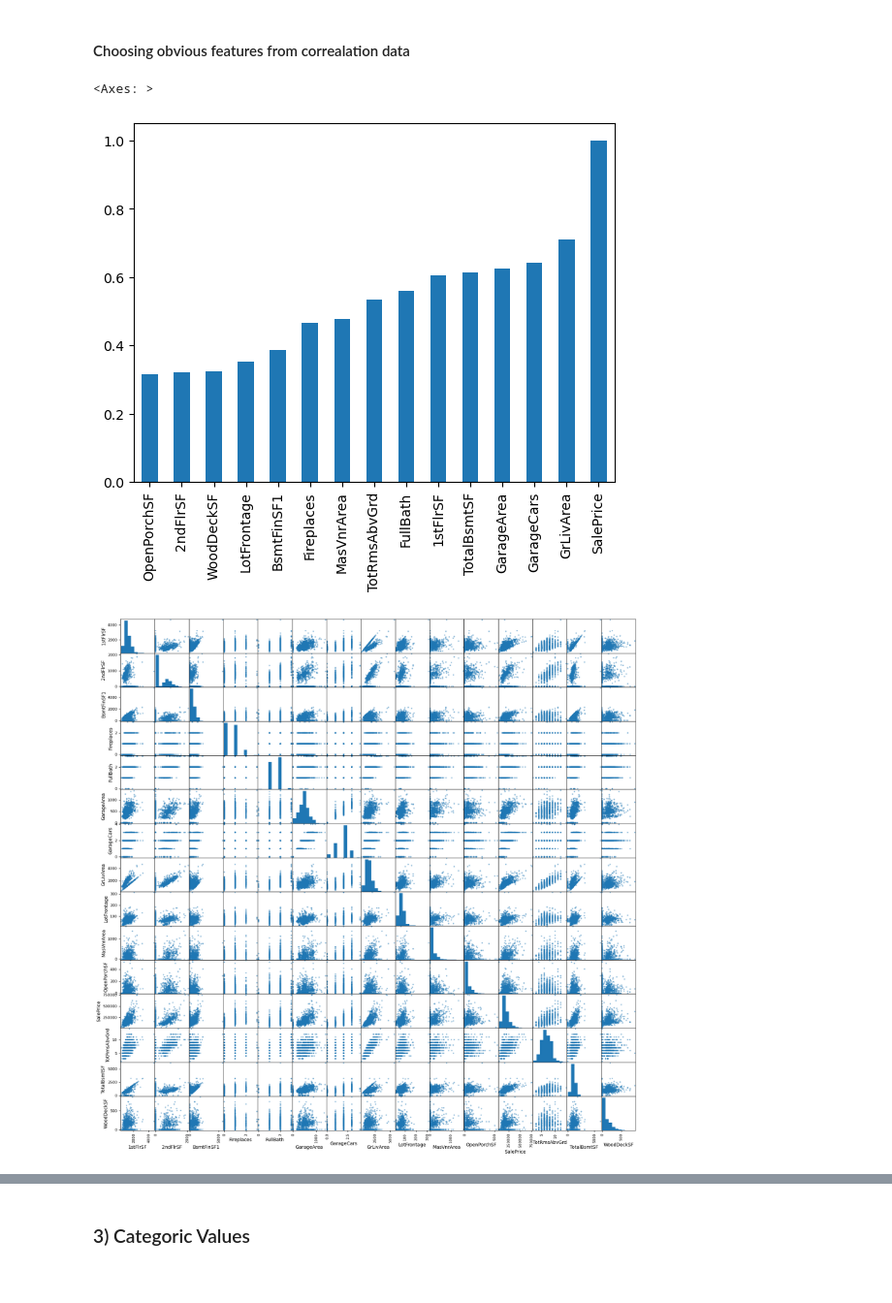
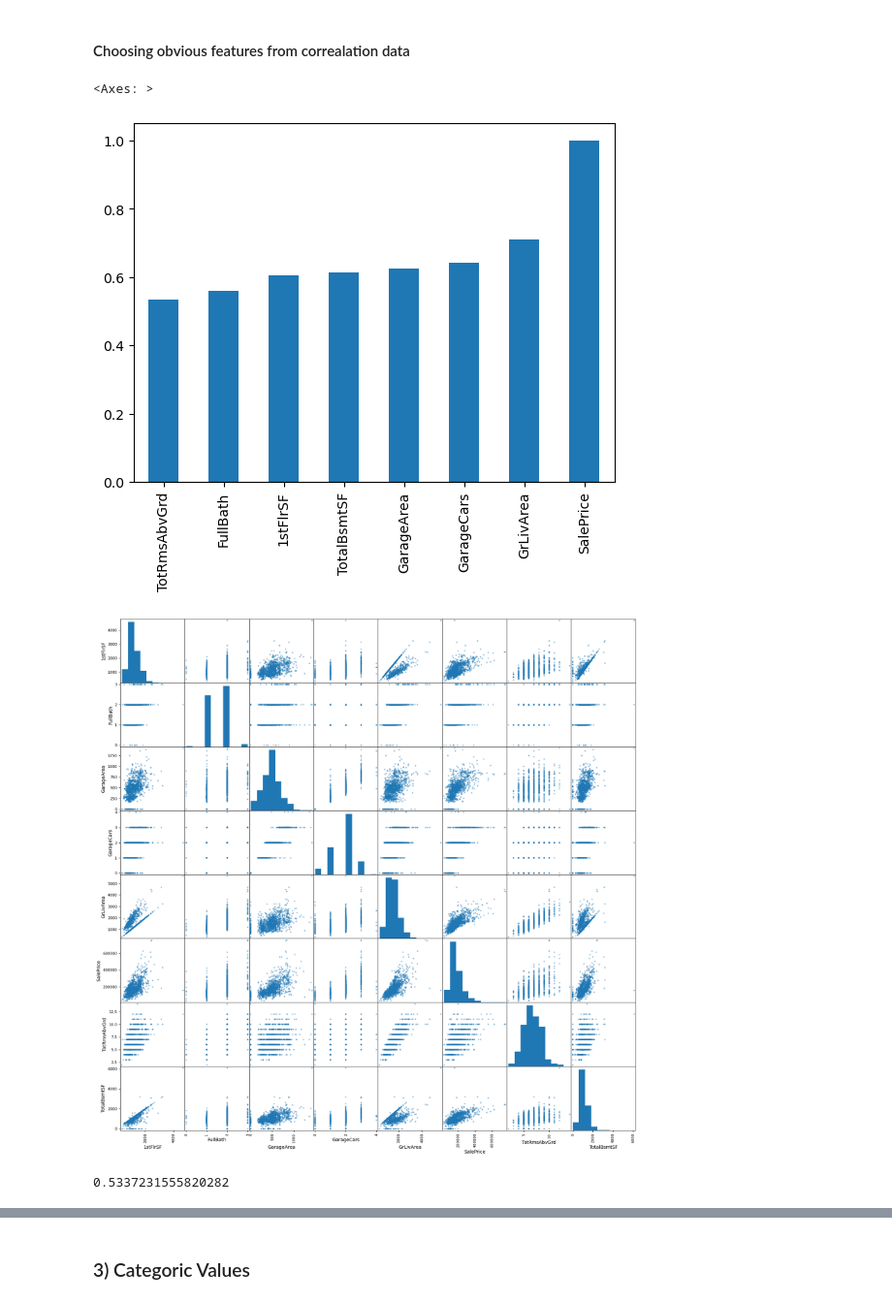
Before and after one commit to hanzale/kaggle_home_prices, a Jupyter notebook: notebooks/1.0-ak-eda.ipynb, the cells around one changed output, grey strips where cells are left out. Shown at 97% size. Cells and saved outputs as stored; diff of their text form; code cells hidden in the pictures.

```diff
--- a/notebooks/1.0-ak-eda.ipynb
+++ b/notebooks/1.0-ak-eda.ipynb
@@ -231,13 +231,17 @@ SalePrice is skewed training data by stratifying could be useful.
 #### Choosing obvious features from correalation data
 # %%
 numeric_correlation = numeric_data.corrwith(numeric_data.SalePrice, numeric_only=True)
-numeric_correlation[abs(numeric_correlation)>0.3].sort_values().plot.bar()
+numeric_correlation[abs(numeric_correlation)>=0.5].sort_values().plot.bar()
 # %% [output]
 <Axes: >
-[figure, old version]
+[figure, new version]
 # %%
-obvious_numeric_features = numeric_correlation[abs(numeric_correlation)>0.3].index
+obvious_numeric_features = numeric_correlation[abs(numeric_correlation)>=0.5].index
 pd.plotting.scatter_matrix(raw_data[obvious_numeric_features], figsize=(20,20))
 plt.show()
 # %% [output]
-[figure, old version]
+[figure, new version]
+# %%
+raw_data.SalePrice.corr( raw_data['TotRmsAbvGrd'] )
+# %% [output]
+0.5337231555820282
```
Also changed, not shown: parts of 1 cell of this notebook, 14 other files.
